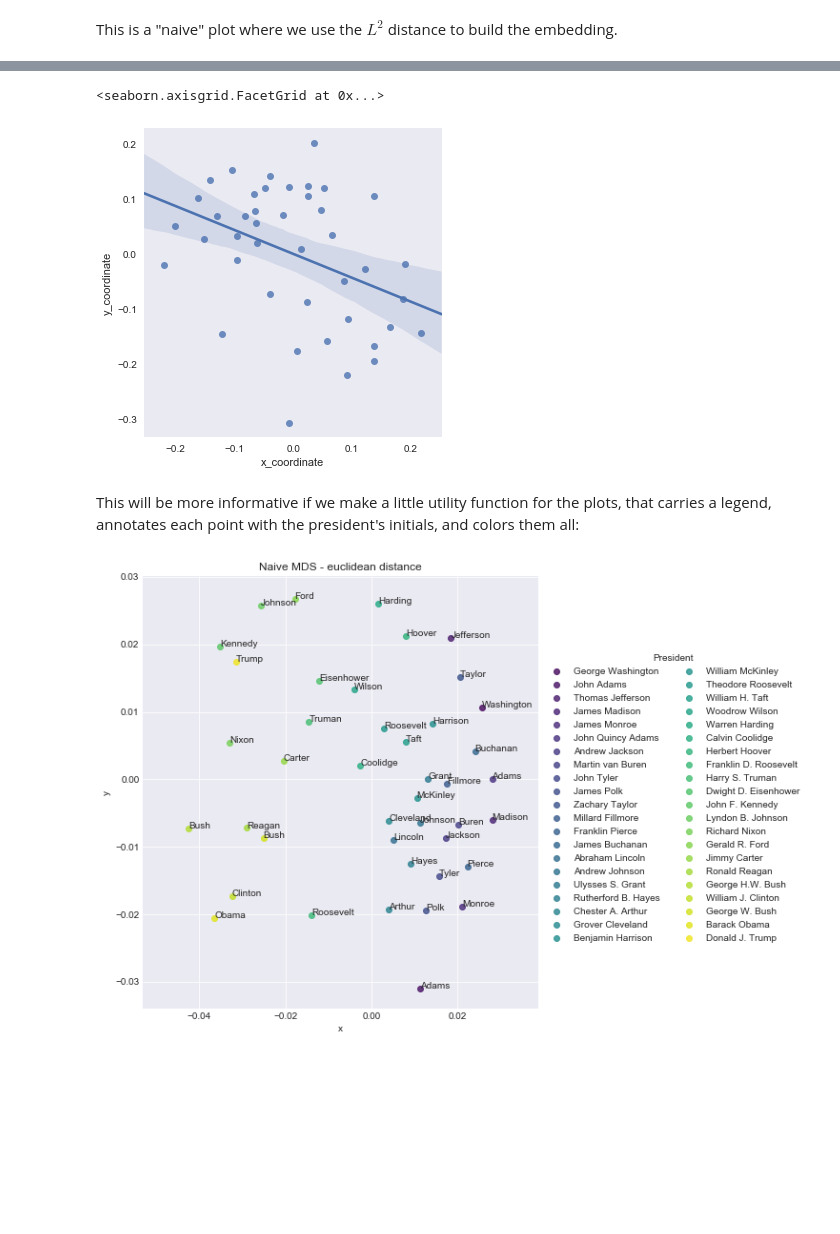
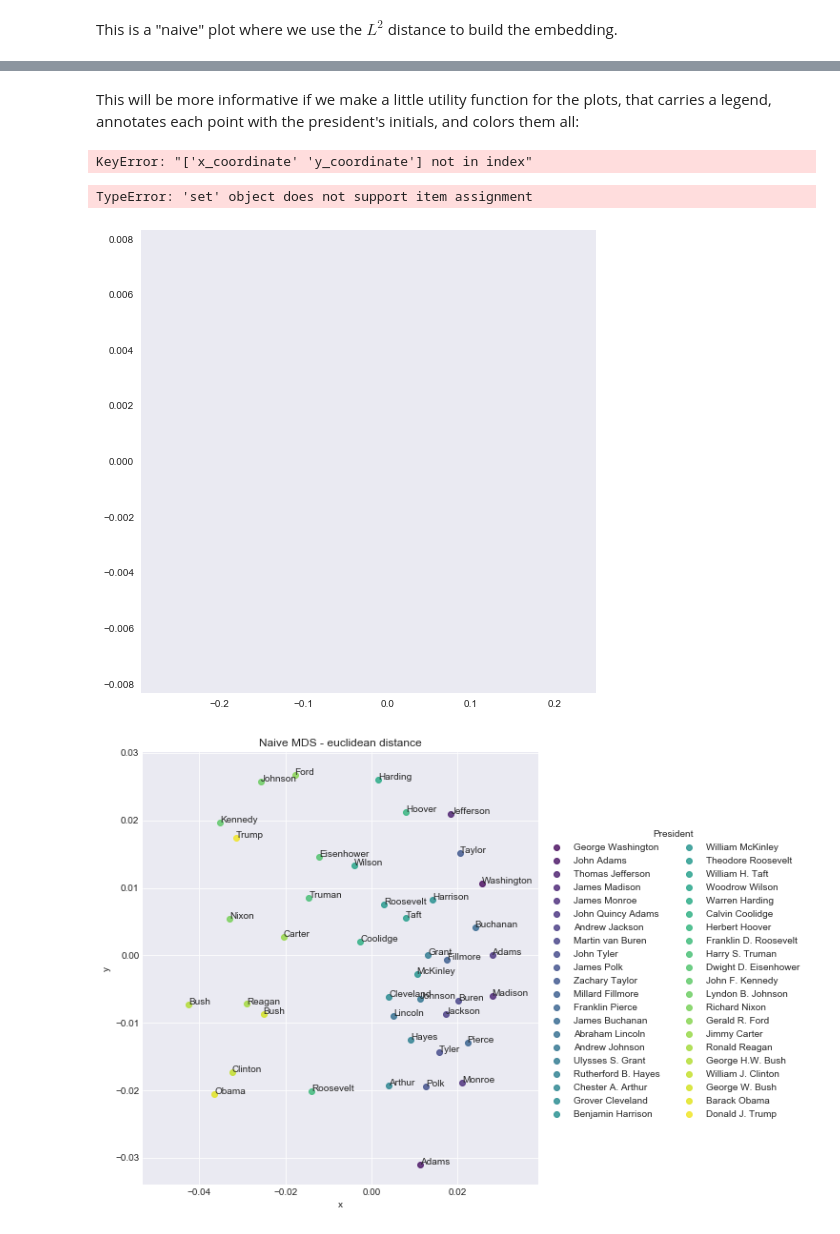
Before and after one commit to jacobakh/StateofUnionSpeechs, a Jupyter notebook: state_of_the_union_analysis-p4.ipynb, the cells around one changed output, grey strips where cells are left out. Drawn from its saved outputs; the diff is of its cells as text; code cells hidden in the pictures; blank space fills up the shorter version.

Commit message:
finishing up embedding function

```diff
--- a/state_of_the_union_analysis-p4.ipynb
+++ b/state_of_the_union_analysis-p4.ipynb
@@ -164,19 +184,2 @@ for i, txt in enumerate(list(pmn.columns)):
-# %%
-pres_names = pd.DataFrame(list(pmn.columns))
-JS_points_df = pd.DataFrame((JS_points))
-pres_names['tmp'] = range(0,42)
-JS_points_df['tmp'] = range(0,42)
-df = pd.merge(JS_points_df, pres_names, on=['tmp'], how='outer')
-df = df.drop('tmp', axis=1)
-df.columns = ['x_coordinate', 'y_coordinate', 'President']
-#sns.lmplot(x = df['x_coordinate'], y = df['y_coordinate'], data = df['President'])
-#df.sort_index(df.iloc['x_coordinate'])
-#df.sort_values(df['x_coordinate'])
-# columns = ['x_coordinate', 'y_coordinate']
-# df[columns] = df[columns].astype(int)
-sns.lmplot(x = 'x_coordinate', y = 'y_coordinate', data = df)
-# %% [output]
-<seaborn.axisgrid.FacetGrid at 0x...>
-[figure, removed]
 # %% [markdown]
 This will be more informative if we make a little utility function for the plots, that carries a legend, annotates each point with the president's initials, and colors them all:
@@ -183,3 +209,7 @@ This will be more informative if we make a little utility function for the plots
+# %%
+sns.lmplot("x_coordinate","y_coordinate", df)
+# %% [output]
+KeyError: "['x_coordinate' 'y_coordinate'] not in index"
 # %%
 def plot_embedding(data, title='MDS Embedding', savepath=None, palette='viridis',
                    size=7, annotate='initials'):
@@ -215,7 +245,41 @@ def plot_embedding(data, title='MDS Embedding', savepath=None, palette='viridis'
     FacetGrid
         The Seaborn FacetGrid object used to create the plot.
     """
-    MDS_data = MDS(data)
+    pres_name=list(data['President'])
+    initials = []
+    for i in range(len(pres_name)):
+        name=list(pres_name[i])
+        name=[letter for letter in name if letter.isupper()]
+        initials.append(''.join(name))
+    # get last name of president
+    last_name=[name.split(' ')[-1] for name in pres_name]
+
+    g=sns.lmplot(x = 'x', y = 'y', data = data, hue = 'President', fit_reg=False,
+                palette=palette, legend=False, size=size, scatter_kws={"s:100"})
+
+    g.add_legend(ncol=2)
+
+    #add annotation
+    if annotate == 'initials':
+        for i, txt in enumerate(initials):
+            plt.annotate(txt, (data.iloc[i, 'x'], data.loc[i, 'y']))
+
+    elif annotate == 'name':
+
+        for i, txt in enumerate(last_name):
+            plt.annotate(txt, (data.loc[i, 'x'], data.loc[i,'y']))
+    plt.grid()
+
+    if title:
+        plt.title(title)
+
+    if savepath:
+        plt.savefig(savepath)
+# %%
+plot_embedding(df)
+# %% [output]
+TypeError: 'set' object does not support item assignment
+[figure, added]
 # %%
 plot_embedding(embed_peu, 'Naive MDS - euclidean distance', 'fig/mds_naive.png', annotate='name');
 # %% [output]
```
Also changed, not shown: parts of 10 cells of this notebook.
